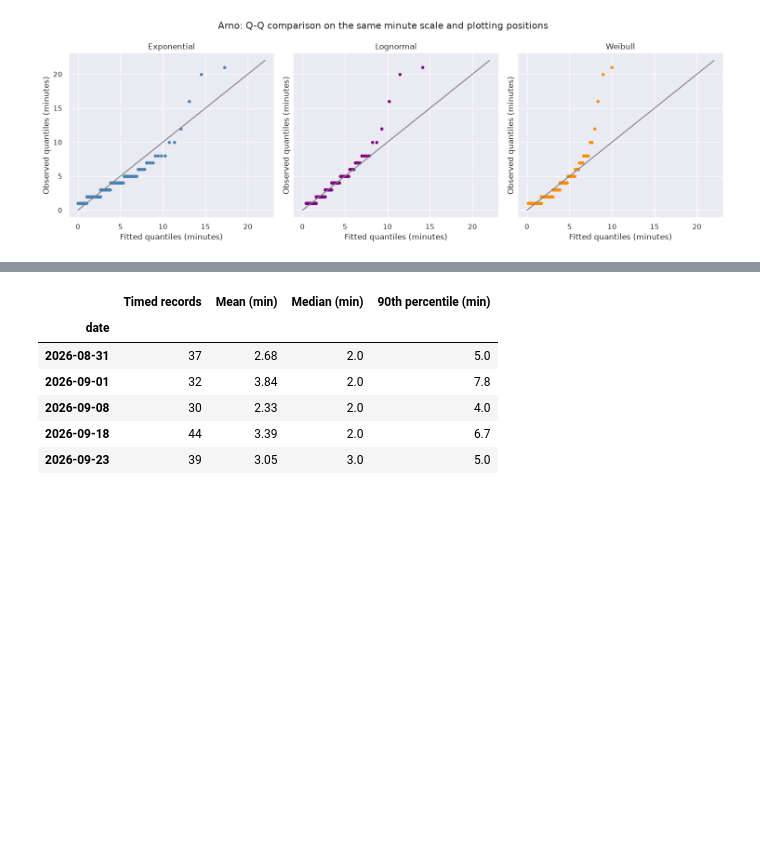
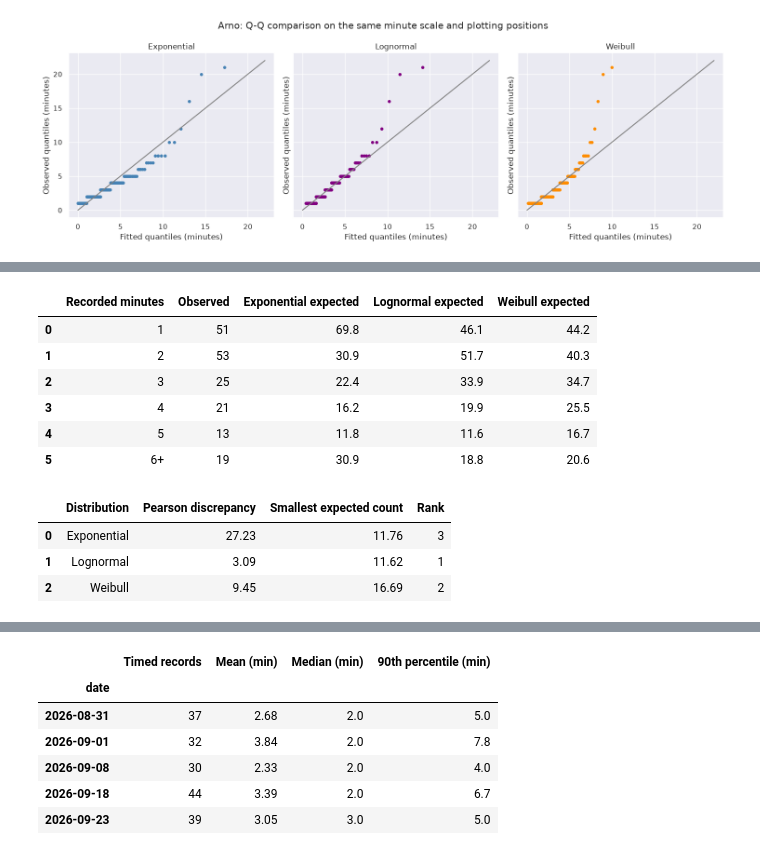
Before and after one commit to Luuuuuig/Bachelor-End-Project, a Jupyter notebook: Arno_Analysis_2026_10_02.ipynb, the cells around one changed output, grey strips where cells are left out. Cells and saved outputs as stored; diff of their text form; code cells hidden in the pictures; blank space fills up the shorter version.

```diff
--- a/Arno_Analysis_2026_10_02.ipynb
+++ b/Arno_Analysis_2026_10_02.ipynb
@@ -565,13 +533,0 @@ class_table.round(1)
-# %%
-# Chi-square goodness-of-fit test per distribution, at a significance level of 0.05
-fitted_parameters = {"Exponential": 1, "Lognormal": 2, "Weibull": 2}
-test_rows = []
-for name in duration_models:
-    expected = class_table[name + " expected"]
-    chi_square = np.sum((observed_counts - expected)**2 / expected)
-    dof = len(class_labels) - 1 - fitted_parameters[name]
-    p_value = stats.chi2.sf(chi_square, dof)
-    test_rows.append([name, chi_square, dof, p_value, expected.min(), "rejected" if p_value < 0.05 else "not rejected"])
-
-fit_tests = pd.DataFrame(test_rows, columns=["Distribution", "Chi-square", "Degrees of freedom", "p-value", "Smallest expected count", "H0 at α = 0.05"])
-fit_tests.round(3)
@@ -616,11 +533,0 @@ Exponential scale 3.27 | lognormal mu 0.771, sigma 0.819 | Weibull shape 1.01, s
-# %%
-# The same chi-square test with the grouped fits
-grouped_rows = []
-for name, model in grouped_models.items():
-    expected = duration_n * np.diff(model.cdf(class_edges))
-    chi_square = np.sum((observed_counts - expected)**2 / expected)
-    dof = len(class_labels) - 1 - fitted_parameters[name]
-    p_value = stats.chi2.sf(chi_square, dof)
-    grouped_rows.append([name, chi_square, dof, p_value, expected.min(), "rejected" if p_value < 0.05 else "not rejected"])
-
-pd.DataFrame(grouped_rows, columns=["Distribution", "Chi-square", "Degrees of freedom", "p-value", "Smallest expected count", "H0 at α = 0.05"]).round(3)
@@ -631,0 +542,33 @@ pd.DataFrame(grouped_rows, columns=["Distribution", "Chi-square", "Degrees of fr
+# %%
+# Observed and expected records per recorded-minute class
+class_edges = [0, 1.5, 2.5, 3.5, 4.5, 5.5, np.inf]
+class_labels = ["1", "2", "3", "4", "5", "6+"]
+observed_counts = np.histogram(duration_minutes, bins=class_edges)[0]
+
+class_table = pd.DataFrame({"Recorded minutes": class_labels, "Observed": observed_counts})
+for name, model in duration_models.items():
+    class_table[name + " expected"] = duration_n * np.diff(model.cdf(class_edges))
+class_table.round(1)
+# %% [output]
+|  | Recorded minutes | Observed | Exponential expected | Lognormal expected | Weibull expected |
+| 0 | 1 | 51 | 69.8 | 46.1 | 44.2 |
+| 1 | 2 | 53 | 30.9 | 51.7 | 40.3 |
+| 2 | 3 | 25 | 22.4 | 33.9 | 34.7 |
+| 3 | 4 | 21 | 16.2 | 19.9 | 25.5 |
+| 4 | 5 | 13 | 11.8 | 11.6 | 16.7 |
+| 5 | 6+ | 19 | 30.9 | 18.8 | 20.6 |
+# %%
+# Pearson discrepancy per distribution: smaller means a closer frequency pattern
+discrepancy_rows = []
+for name in duration_models:
+    expected = class_table[name + " expected"]
+    discrepancy_rows.append([name, np.sum((observed_counts - expected)**2 / expected), expected.min()])
+
+discrepancy = pd.DataFrame(discrepancy_rows, columns=["Distribution", "Pearson discrepancy", "Smallest expected count"])
+discrepancy["Rank"] = discrepancy["Pearson discrepancy"].rank(method="min").astype(int)
+discrepancy.round(2)
+# %% [output]
+|  | Distribution | Pearson discrepancy | Smallest expected count | Rank |
+| 0 | Exponential | 27.23 | 11.76 | 3 |
+| 1 | Lognormal | 3.09 | 11.62 | 1 |
+| 2 | Weibull | 9.45 | 16.69 | 2 |
```
Also changed, not shown: parts of 18 cells of this notebook.
